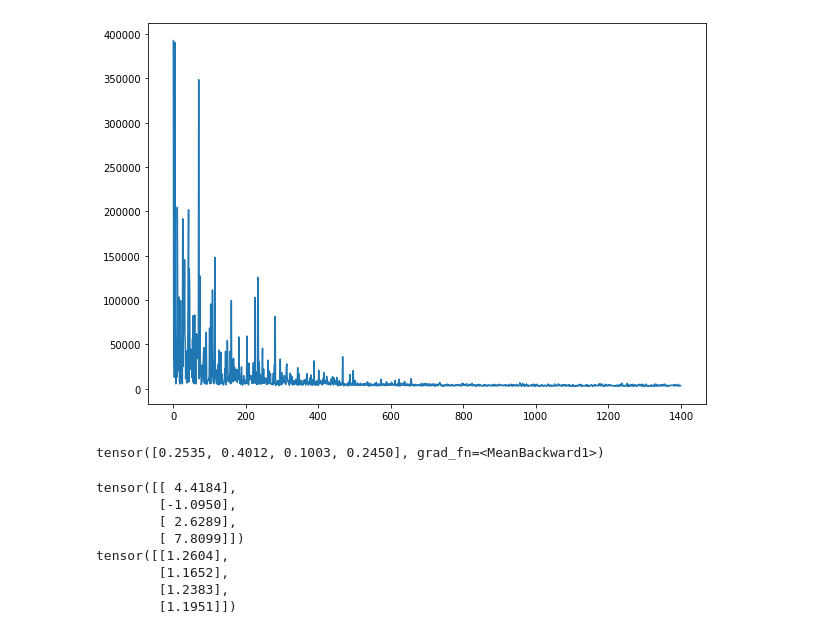
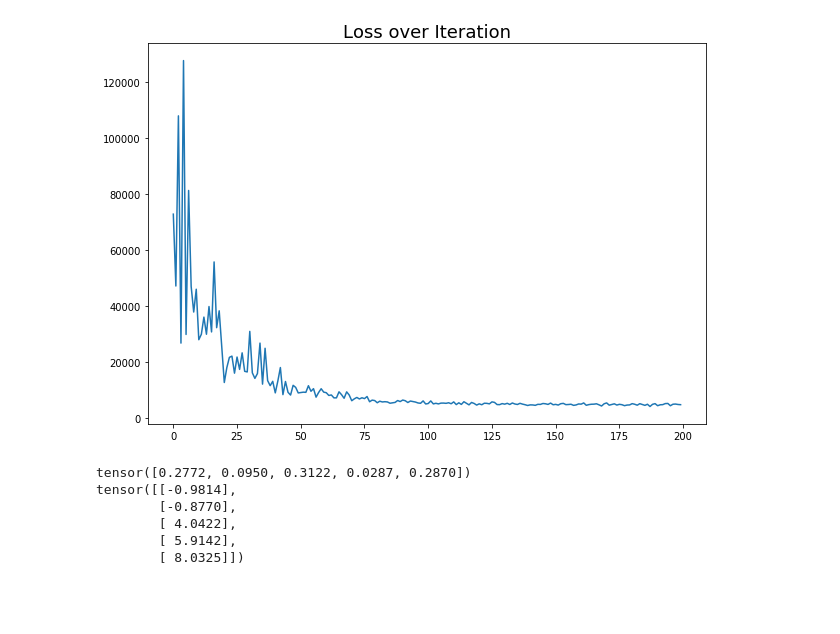
Before and after one commit to jun2tong/stat946-assignment2, a Jupyter notebook: dpmm.ipynb, the cells around one changed output. Saved outputs shown, nothing was run; the diff lists cells and outputs as text; code cells hidden in the pictures; blank space fills up the shorter version.

```diff
--- a/dpmm.ipynb
+++ b/dpmm.ipynb
@@ -53,61 +50,51 @@ prior_val = {"mu_c": mu_init, "sd_q1": sd_q1, "sd_q2": sd_q1, "pi_c":pi_c}
 # %%
 pyro.clear_param_store()
 losses=[]
-num_init_comp = 4
 batch_size = 200
 n_epoch = 200
 model = DPMM(latent_dim=1, num_T=num_init_comp, init_prior=prior_val, num_obs=x_data.size(0))
+
+# Calculate mini-batch samples indices
+split_idx = torch.arange(0,x_data.size(0),batch_size)
+rand_idx = torch.randperm(x_data.size(0))
+
+# Initialize optimizer
 optimizer = torch.optim.Adam
 scheduler = PyroLRScheduler(StepLR, {'optimizer': optimizer,
                                      'optim_args': {'lr': 0.05, 'betas':[0.9,0.95]},
-                                     'gamma': 0.5, "step_size": 100},{"clip_norm": 1.})
-
-# scheduler = PyroLRScheduler(StepLR, {'optimizer': optimizer,
-#                                      'optim_args': {'lr': 0.01, 'betas':[0.9,0.95]},
-#                                      'gamma': 0.9, "step_size": 100})
-
+                                     'gamma': 0.9, "step_size": 1000},{"clip_norm": 1.})
 
 basic_svi = SVI(config_enumerate(model.model), config_enumerate(model.guide), scheduler, loss=TraceEnum_ELBO(max_plate_nesting=1))
-# basic_svi = SVI(model.model, model.guide, scheduler, loss=Trace_ELBO())
 
-split_idx = torch.arange(0,x_data.size(0),batch_size)
-rand_idx = torch.randperm(x_data.size(0))
 for it in range(n_epoch):
+    epoch_loss = 0
     for ii in range(split_idx.size(0)-1):
         start_idx = split_idx[ii]
         end_idx = split_idx[ii+1]
-        loss = basic_svi.step(x_data, rand_idx[start_idx:end_idx])
-        losses.append(loss)
-
-# for it in range(n_epoch):
-#     loss = basic_svi.step(x_data)
-#     losses.append(loss)
-
-plt.figure(figsize=(10,7))
-plt.plot(np.array(losses))
-plt.show()
+        epoch_loss += basic_svi.step(x_data, rand_idx[start_idx:end_idx])
+    epoch_loss /= split_idx.size(0)
+    losses.append(epoch_loss)
-# %% [output]
-[figure, removed]
-# %%
-# Check weights allocation
-torch.mean(pyro.param("pi_q"), dim=0)
-# %% [output]
-tensor([0.2535, 0.4012, 0.1003, 0.2450], grad_fn=<MeanBackward1>)
+# %%
+plt.figure(figsize=(10,7))
+plt.plot(np.array(losses))
+plt.title("Loss over Iteration", fontsize=18)
+# plt.show()
+plt.savefig("figures/enum_loss.png", bbox_inches="tight")
+# %% [output]
+[figure, added]
 # %%
 # We can sample from posterior distribution like this (Posterior samples)
 predictive = Predictive(model.model, guide=model.guide, num_samples=1000)
 svi_samples = {key: value.detach().cpu() for key, value in predictive(x_data, torch.arange(x_data.size(0))).items()}
-
-print(torch.mean(svi_samples["mu"], dim=0))
-print(torch.mean(svi_samples["musd"], dim=0))
-
 model.update_component_stats(svi_samples)
+print(model.component_weights)
+print(model.component_loc)
+# print(torch.mean(svi_samples["mu"], dim=0))
+# print(torch.mean(svi_samples["musd"], dim=0))
 # %% [output]
-tensor([[ 4.4184],
-        [-1.0950],
-        [ 2.6289],
-        [ 7.8099]])
-tensor([[1.2604],
-        [1.1652],
-        [1.2383],
-        [1.1951]])
+tensor([0.2772, 0.0950, 0.3122, 0.0287, 0.2870])
+tensor([[-0.9814],
+        [-0.8770],
+        [ 4.0422],
+        [ 5.9142],
+        [ 8.0325]])
```
Also changed, not shown: parts of 34 cells of this notebook, 3 other files.
